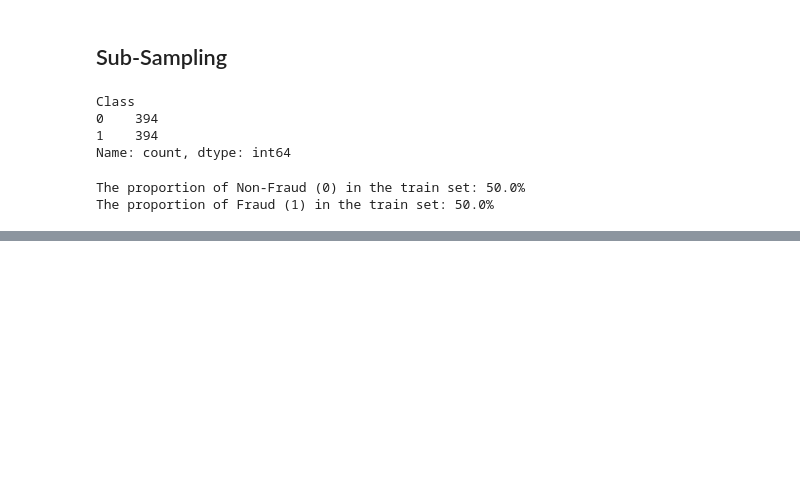
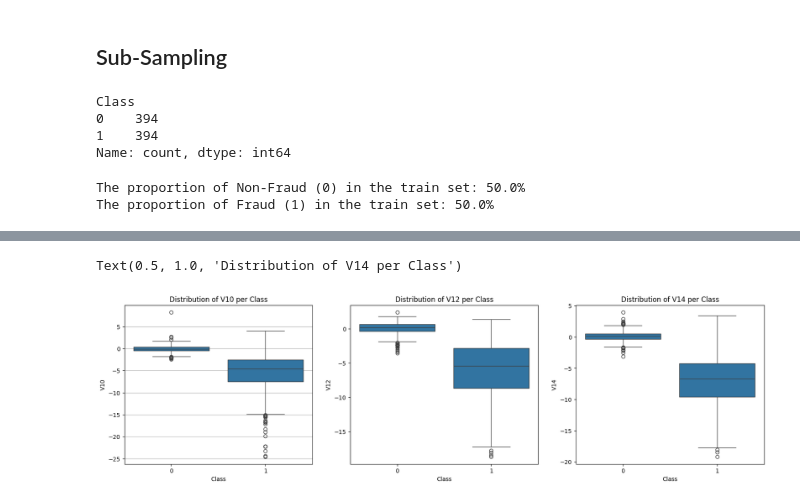
Before and after one commit to joocahyadi/Credit_Card_Fraud_Detection, a Jupyter notebook: notebook/Credit Card Fraud Detection Notebook.ipynb, the cells around one changed output, grey strips where cells are left out. Drawn from its saved outputs; the diff is of its cells as text; code cells hidden in the pictures; blank space fills up the shorter version.

```diff
--- a/notebook/Credit Card Fraud Detection Notebook.ipynb
+++ b/notebook/Credit Card Fraud Detection Notebook.ipynb
@@ -480,0 +513,17 @@ The proportion of Fraud (1) in the train set: 50.0%
+# %%
+# Check the features that are negatively correlated with the target (Class)
+
+# Create the template
+fig, axs = plt.subplots(ncols=3, figsize=(20,5))
+
+sns.boxplot(x='Class', y='V10', data=df_under_sampled, ax=axs[0])
+axs[0].set_title('Distribution of V10 per Class')
+
+sns.boxplot(x='Class', y='V12', data=df_under_sampled, ax=axs[1])
+axs[1].set_title('Distribution of V12 per Class')
+
+sns.boxplot(x='Class', y='V14', data=df_under_sampled, ax=axs[2])
+axs[2].set_title('Distribution of V14 per Class')
+# %% [output]
+Text(0.5, 1.0, 'Distribution of V14 per Class')
+[figure, added]
```
Also changed, not shown: parts of 4 cells of this notebook.
